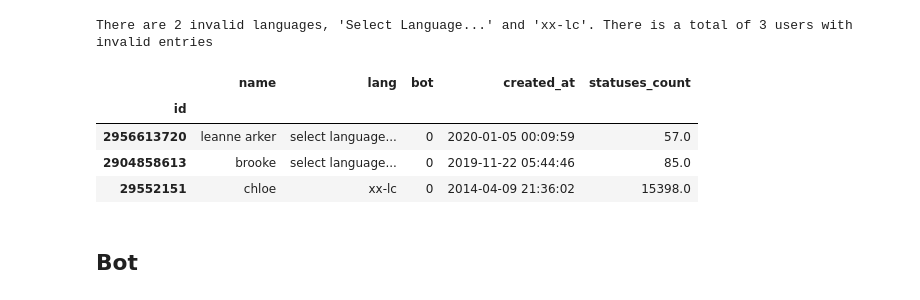
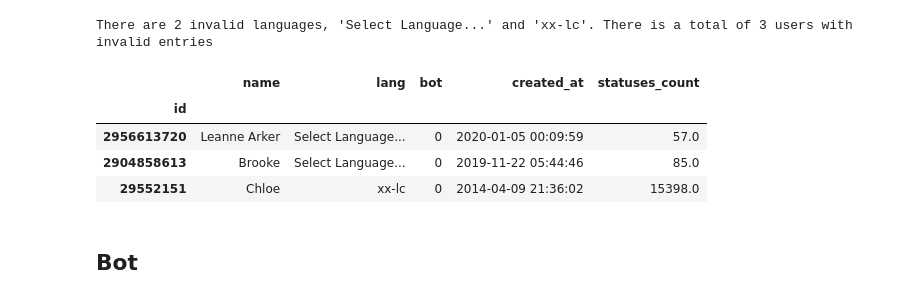
Before and after one commit to domferr/Data-Mining, a Jupyter notebook: Users Data Understanding.ipynb, the cells around one changed output. Drawn from its saved outputs; the diff is of its cells as text; code cells hidden in the pictures.

```diff
--- a/Users Data Understanding.ipynb
+++ b/Users Data Understanding.ipynb
@@ -62,8 +62,8 @@ df_users.mode()
 | 0 | Sara | en | 1 | 2017-06-25 15:33:05 | 43.0 |
 # %%
 # Make all the strings lower case and trim leading and trailing spaces
-df_users = df_users.applymap(lambda x:x.lower().strip() if type(x) == str else x)
-df_users = df_users.replace(r"\s{2,}", " ", regex=True)
+#df_users = df_users.applymap(lambda x:x.lower().strip() if type(x) == str else x)
+#df_users = df_users.replace(r"\s{2,}", " ", regex=True)
 # %% [markdown]
 # Users: Attributes analysis
 # %% [markdown]
@@ -136,14 +136,14 @@ print("There are 2 invalid languages, 'Select Language...' and 'xx-lc'. There is
 # %% [output]
 There are 2 invalid languages, 'Select Language...' and 'xx-lc'. There is a total of 3 users with invalid entries
 # %%
-usersWithInvalidLanguage = df_users.query("lang == 'select language...' | lang == 'xx-lc'")
+usersWithInvalidLanguage = df_users.query("lang == 'Select Language...' | lang == 'xx-lc'")
 usersWithInvalidLanguage
 # %% [output]
 |  | name | lang | bot | created_at | statuses_count |
 | id |  |  |  |  |  |
-| 2956613720 | leanne arker | select language... | 0 | 2020-01-05 00:09:59 | 57.0 |
-| 2904858613 | brooke | select language... | 0 | 2019-11-22 05:44:46 | 85.0 |
-| 29552151 | chloe | xx-lc | 0 | 2014-04-09 21:36:02 | 15398.0 |
+| 2956613720 | Leanne Arker | Select Language... | 0 | 2020-01-05 00:09:59 | 57.0 |
+| 2904858613 | Brooke | Select Language... | 0 | 2019-11-22 05:44:46 | 85.0 |
+| 29552151 | Chloe | xx-lc | 0 | 2014-04-09 21:36:02 | 15398.0 |
 # %% [markdown]
 ## Bot
 # %%
```
Also changed, not shown: parts of 11 cells of this notebook.
